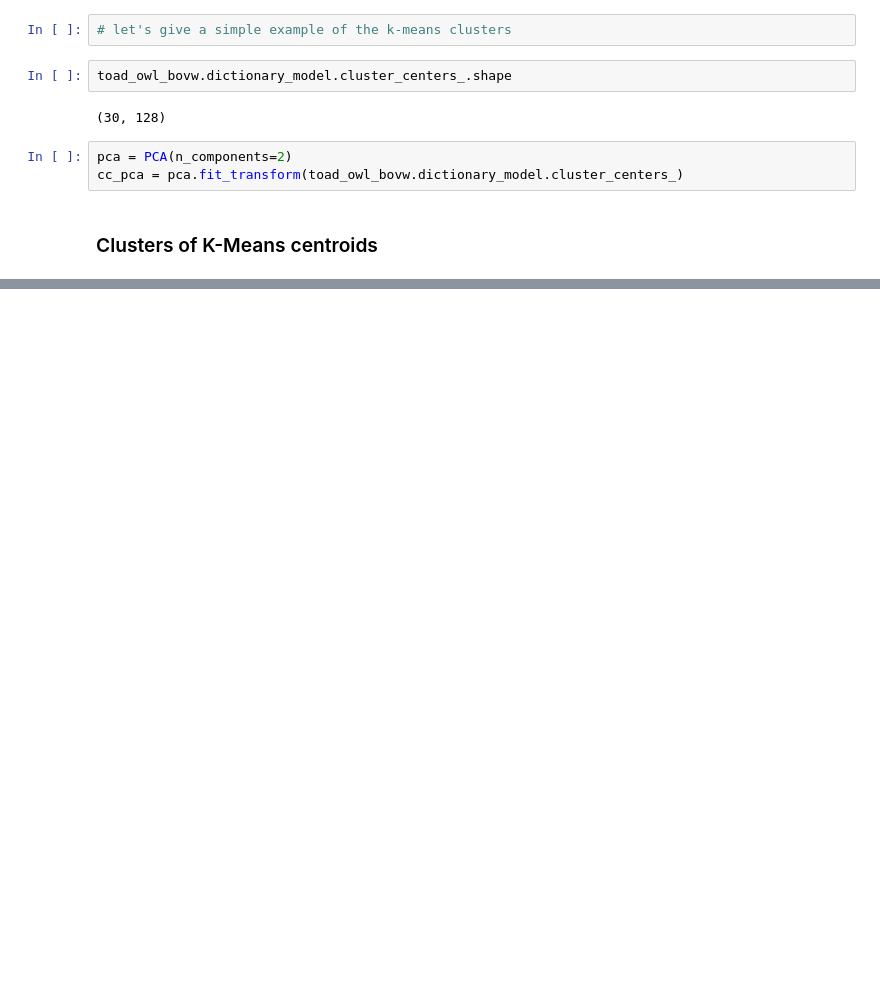
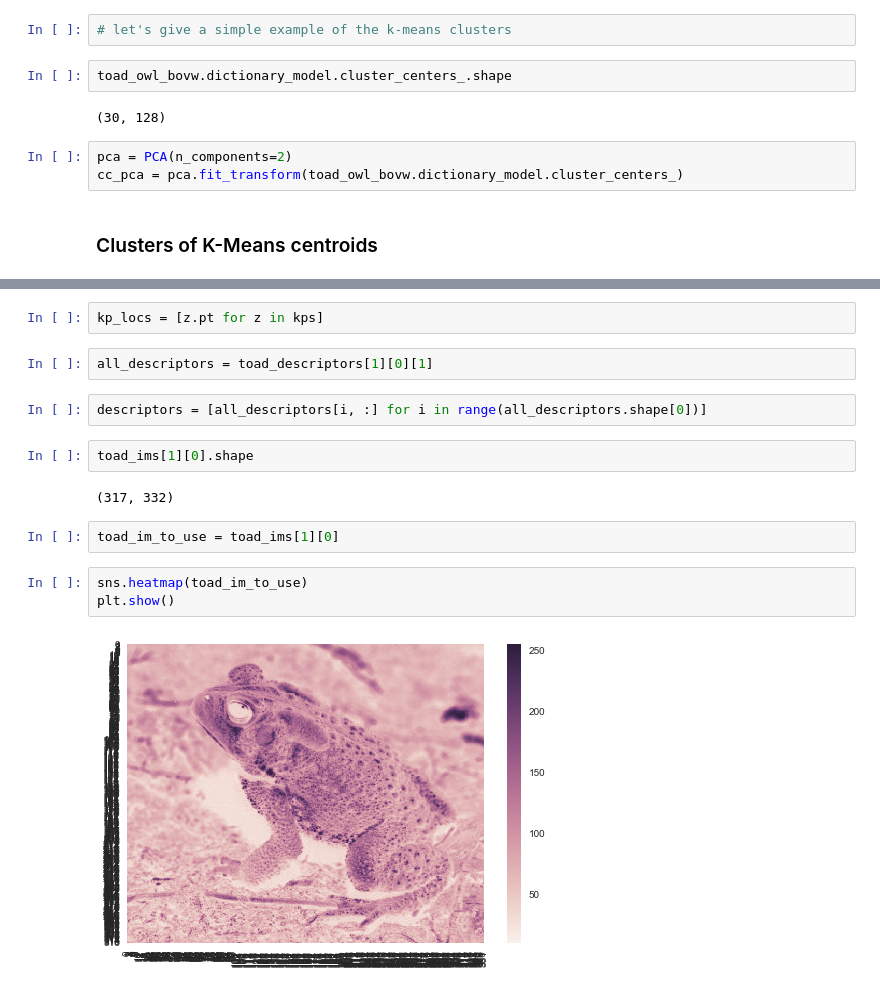
Before and after one commit to themantalope/bag-of-visual-words-example, a Jupyter notebook: notebooks/test_bag_of_visual_words.ipynb, the cells around one changed output, grey strips where cells are left out. Saved outputs shown, nothing was run; the diff lists cells and outputs as text; blank space fills up the shorter version.

```diff
--- a/notebooks/test_bag_of_visual_words.ipynb
+++ b/notebooks/test_bag_of_visual_words.ipynb
@@ -260,0 +315,17 @@ The axisbg attribute was deprecated in version 2.0. Use facecolor instead.
+# %%
+kp_locs = [z.pt for z in kps]
+# %%
+all_descriptors = toad_descriptors[1][0][1]
+# %%
+descriptors = [all_descriptors[i, :] for i in range(all_descriptors.shape[0])]
+# %%
+toad_ims[1][0].shape
+# %% [output]
+(317, 332)
+# %%
+toad_im_to_use = toad_ims[1][0]
+# %%
+sns.heatmap(toad_im_to_use)
+plt.show()
+# %% [output]
+[figure, added]
```
Also changed, not shown: parts of 50 cells of this notebook, 5 other files.
